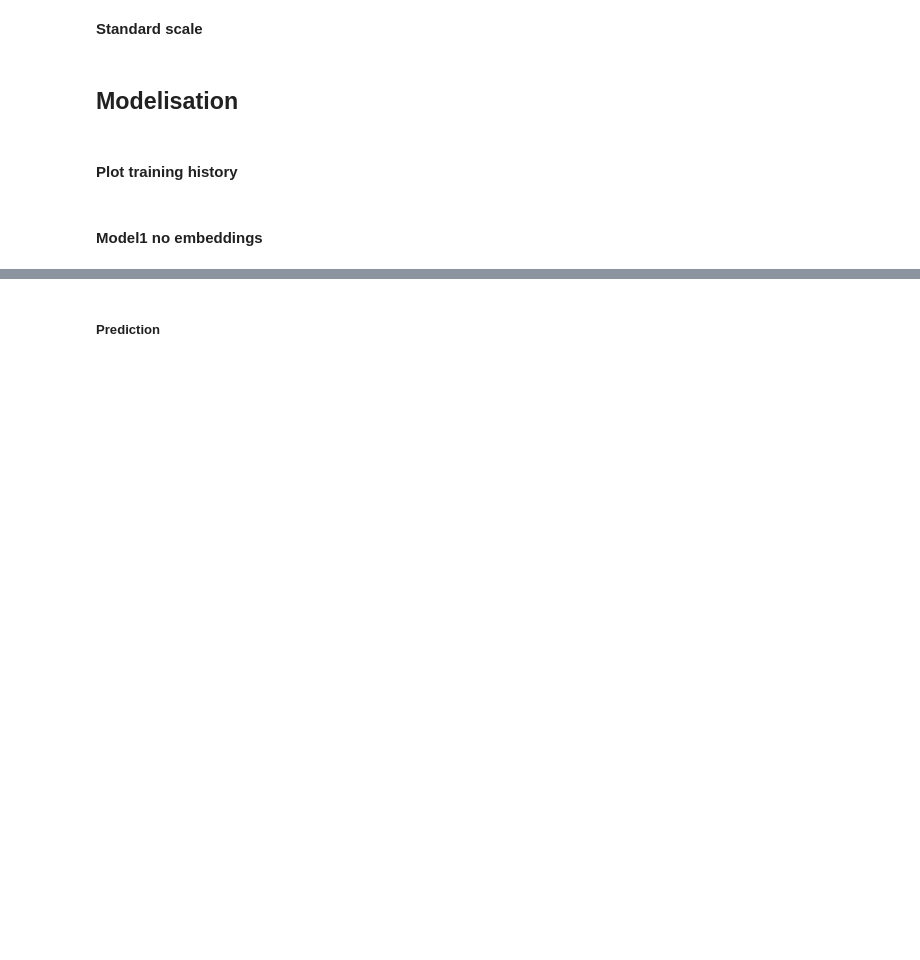
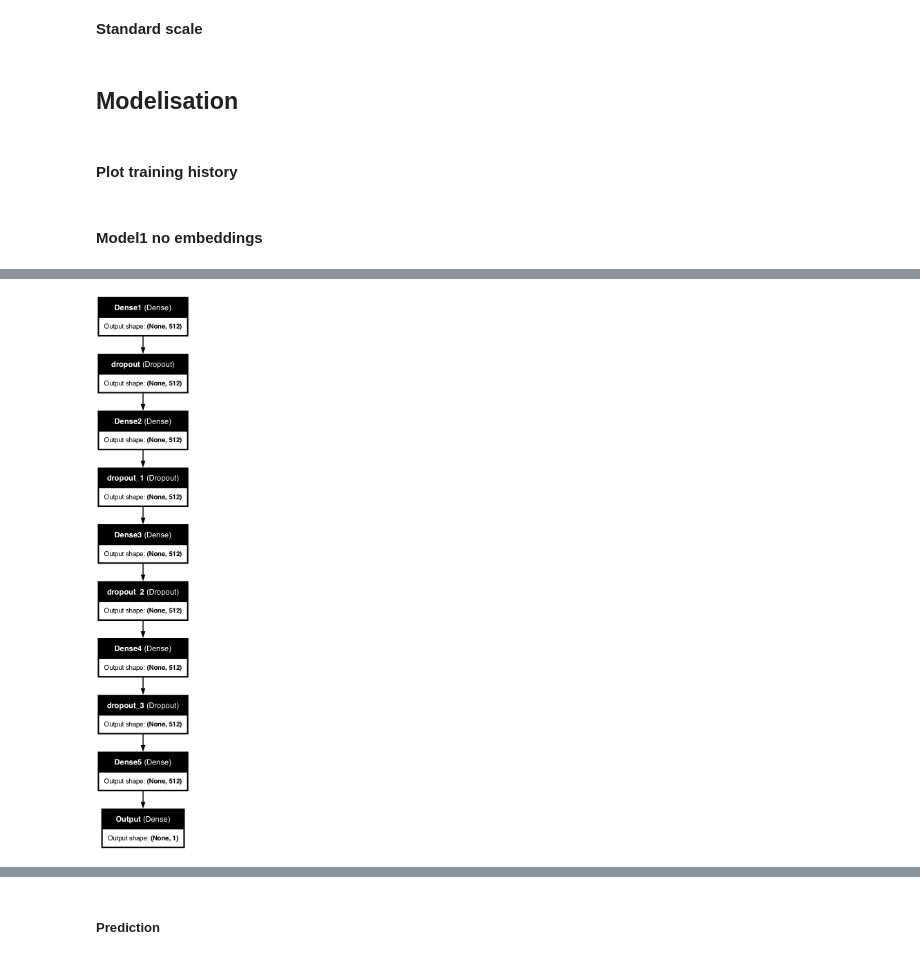
Before and after one commit to moryba/Beth-project, a Jupyter notebook: Models/Neural network/Dense/Dense model.ipynb, the cells around one changed output, grey strips where cells are left out. Saved outputs shown, nothing was run; the diff lists cells and outputs as text; code cells hidden in the pictures; blank space fills up the shorter version.

```diff
--- a/Models/Neural network/Dense/Dense model.ipynb
+++ b/Models/Neural network/Dense/Dense model.ipynb
@@ -477,6 +477,10 @@ Model: "sequential_11"
  Total params: 1,075,713 (4.10 MB)
  Trainable params: 1,075,713 (4.10 MB)
  Non-trainable params: 0 (0.00 B)
+# %%
+plot_model(model1, to_file='../../../pics/Dense-model1-structure.png', show_shapes=True, show_layer_names=True, dpi=100)
+# %% [output]
+[figure, added]
 # %%
 model1.compile(optimizer=Adam(learning_rate=0.001), loss='binary_crossentropy', metrics=['accuracy'])
 callback = tf.keras.callbacks.EarlyStopping(monitor='accuracy', patience=3, restore_best_weights=False)
```
Also changed, not shown: parts of 13 cells of this notebook, 5 other files.
